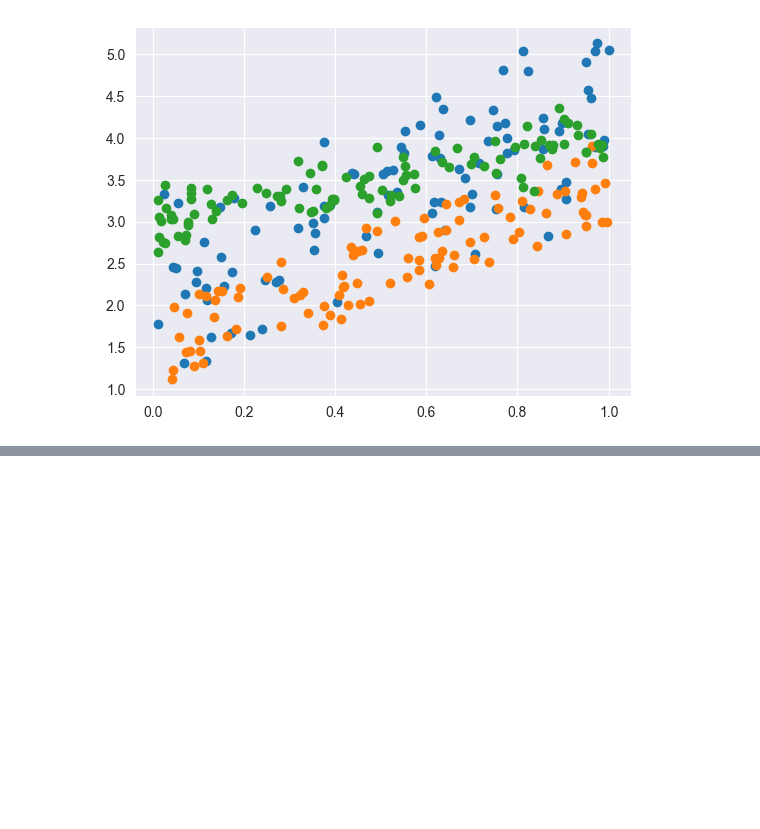
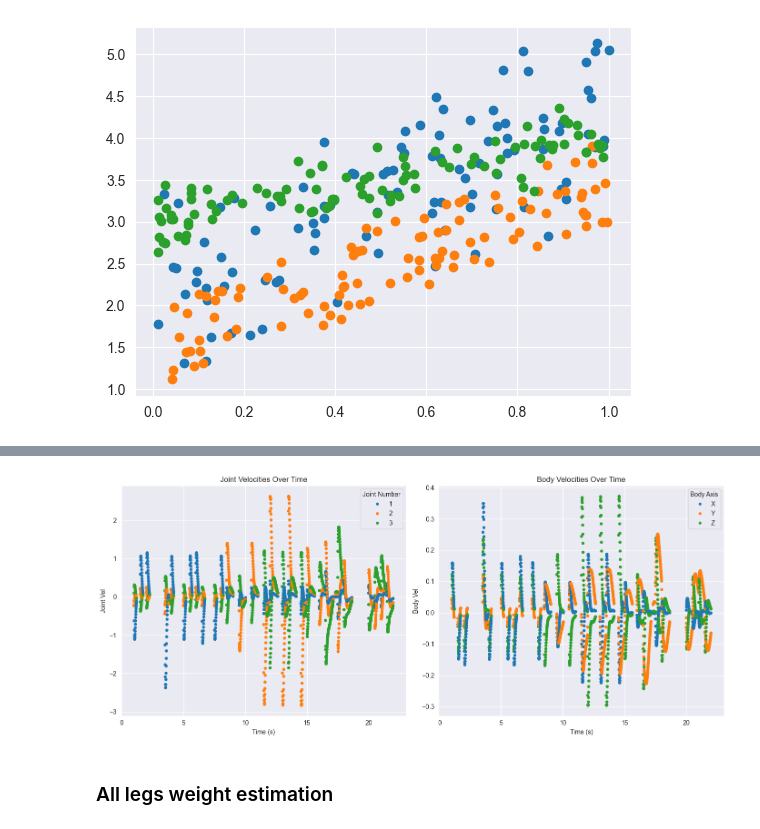
Before and after one commit to Leung555/Rapid_Innate_Learning_RIL, a Jupyter notebook: analysis/Analysis_compliance_distributed.ipynb, the cells around one changed output, grey strips where cells are left out. Drawn from its saved outputs; the diff is of its cells as text; code cells hidden in the pictures; blank space fills up the shorter version.

```diff
--- a/analysis/Analysis_compliance_distributed.ipynb
+++ b/analysis/Analysis_compliance_distributed.ipynb
@@ -396,0 +444,24 @@ for i in range(3):
+# %%
+# Step 1: Melt the joint velocities into a single 'Joint Vel' column with a 'Joint Number'
+df_joint_melt = df.melt(id_vars=['Time (s)'],
+                        value_vars=['JointVel_1_R1', 'JointVel_2_R1', 'JointVel_3_R1'],
+                        var_name='Joint Number',
+                        value_name='Joint Vel')
+
+# Extract the joint number from the column name and clean it up
+df_joint_melt['Joint Number'] = df_joint_melt['Joint Number'].str.extract('(\d)').astype(int)
+
+# Step 2: Melt the body velocities into a single 'Body Vel' column with an 'Axis'
+df_body_melt = df.melt(id_vars=['Time (s)'],
+                       value_vars=['Body Vel X R1', 'Body Vel Y R1', 'Body Vel Z R1'],
+                       var_name='Body Axis',
+                       value_name='Body Vel')
+
+# Extract the axis from the column name and clean it up
+df_body_melt['Body Axis'] = df_body_melt['Body Axis'].str.extract('([XYZ])')
+
+# Step 3: Merge the two melted DataFrames back into one (on Time)
+df_final = pd.merge(df_joint_melt, df_body_melt, on='Time (s)')
+
+# Show the resulting DataFrame
+df_final
@@ -396,0 +482,24 @@ for i in range(3):
+# %%
+# Create a figure with two subplots (left and right)
+fig, axes = plt.subplots(1, 2, figsize=(14, 6))
+
+# First relational plot (left)
+sns.scatterplot(
+    x='Time (s)', y='Joint Vel', hue='Joint Number', data=df_final, ax=axes[0], palette=sns.color_palette(),edgecolor='none', s=20
+)
+axes[0].set_title('Joint Velocities Over Time')
+
+# Second relational plot (right)
+sns.scatterplot(
+    x='Time (s)', y='Body Vel', hue='Body Axis', data=df_final, ax=axes[1], palette=sns.color_palette(), edgecolor='none', s=20
+)
+axes[1].set_title('Body Velocities Over Time')
+
+# Adjust layout to avoid overlap
+plt.tight_layout()
+# Show the combined plots
+plt.show()
+# %% [output]
+[figure, added]
+# %% [markdown]
+### All legs weight estimation
```
Also changed, not shown: parts of 19 cells of this notebook, 5 other files.
